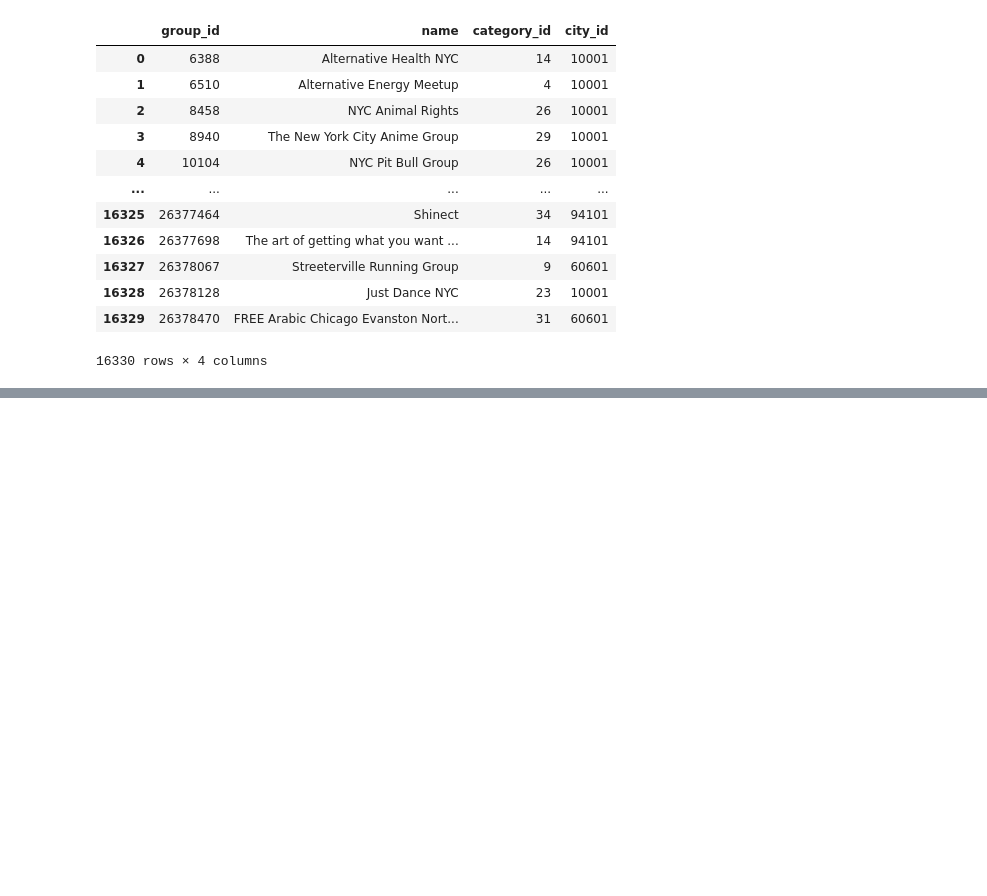
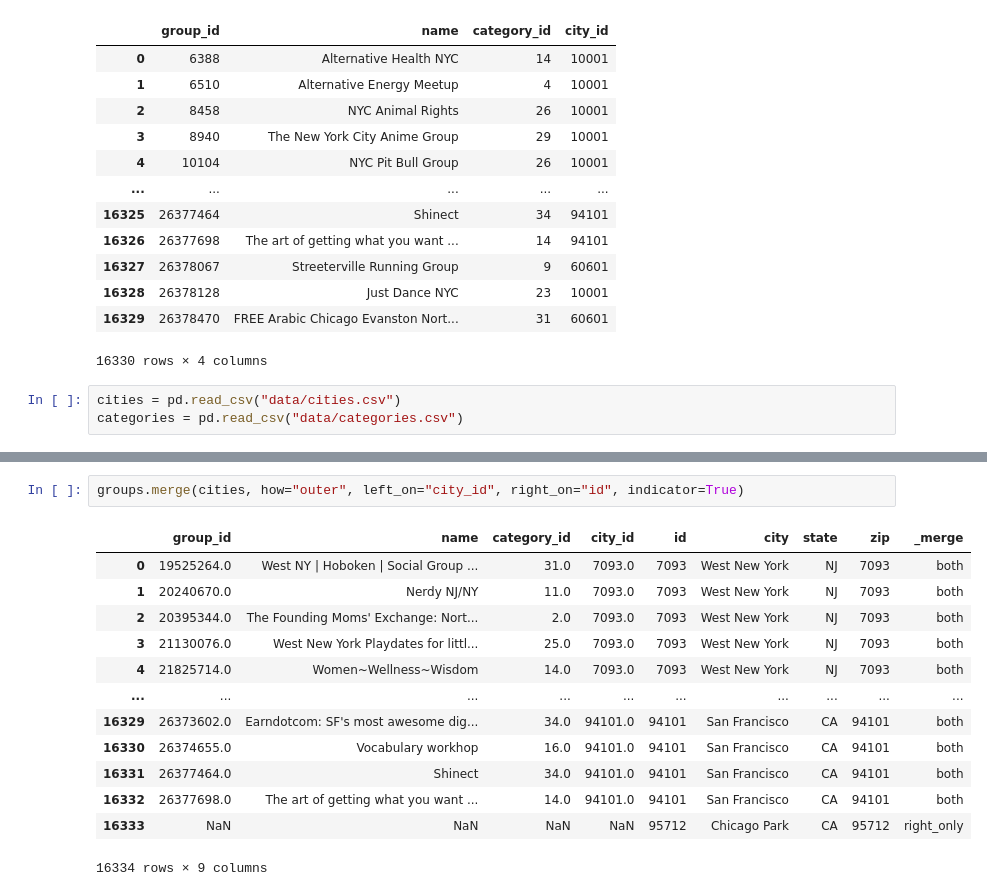
Before and after one commit to PK0438/data_analysis_class, a Jupyter notebook: Pandas_ActivityFile13.ipynb, the cells around one changed output, grey strips where cells are left out. Cells and saved outputs as stored; diff of their text form; blank space fills up the shorter version.

```diff
--- a/Pandas_ActivityFile13.ipynb
+++ b/Pandas_ActivityFile13.ipynb
@@ -25,3 +25,6 @@ groups
 | 16328 | 26378128 | Just Dance NYC | 23 | 10001 |
 | 16329 | 26378470 | FREE Arabic Chicago Evanston Nort... | 31 | 60601 |
 16330 rows × 4 columns
+# %%
+cities = pd.read_csv("data/cities.csv")
+categories = pd.read_csv("data/categories.csv")
@@ -27,0 +116,16 @@ groups
+# %%
+groups.merge(cities, how="outer", left_on="city_id", right_on="id", indicator=True)
+# %% [output]
+|  | group_id | name | category_id | city_id | id | city | state | zip | _merge |
+| 0 | 19525264.0 | West NY | Hoboken | Social Group ... | 31.0 | 7093.0 | 7093 | West New York | NJ | 7093 | both |
+| 1 | 20240670.0 | Nerdy NJ/NY | 11.0 | 7093.0 | 7093 | West New York | NJ | 7093 | both |
+| 2 | 20395344.0 | The Founding Moms' Exchange: Nort... | 2.0 | 7093.0 | 7093 | West New York | NJ | 7093 | both |
+| 3 | 21130076.0 | West New York Playdates for littl... | 25.0 | 7093.0 | 7093 | West New York | NJ | 7093 | both |
+| 4 | 21825714.0 | Women~Wellness~Wisdom | 14.0 | 7093.0 | 7093 | West New York | NJ | 7093 | both |
+| ... | ... | ... | ... | ... | ... | ... | ... | ... | ... |
+| 16329 | 26373602.0 | Earndotcom: SF's most awesome dig... | 34.0 | 94101.0 | 94101 | San Francisco | CA | 94101 | both |
+| 16330 | 26374655.0 | Vocabulary workhop | 16.0 | 94101.0 | 94101 | San Francisco | CA | 94101 | both |
+| 16331 | 26377464.0 | Shinect | 34.0 | 94101.0 | 94101 | San Francisco | CA | 94101 | both |
+| 16332 | 26377698.0 | The art of getting what you want ... | 14.0 | 94101.0 | 94101 | San Francisco | CA | 94101 | both |
+| 16333 | NaN | NaN | NaN | NaN | 95712 | Chicago Park | CA | 95712 | right_only |
+16334 rows × 9 columns
```
Also changed, not shown: parts of 9 cells of this notebook, 1 other file.
